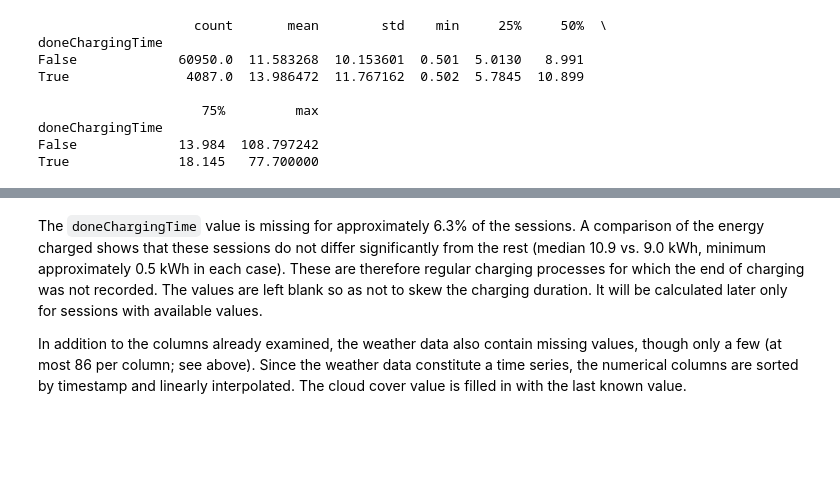
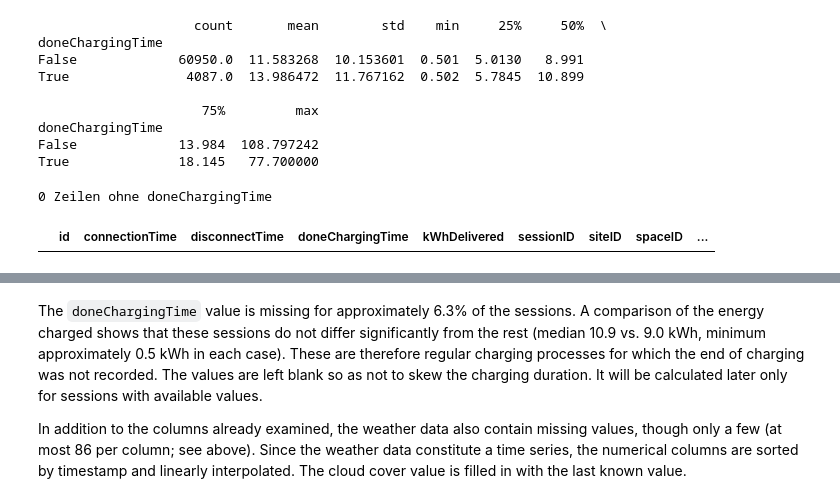
Before and after one commit to hannaschultheis-design/AA-Gruppe-15, a Jupyter notebook: notebooks/dataprep.ipynb, the cells around one changed output, grey strips where cells are left out. Saved outputs shown, nothing was run; the diff lists cells and outputs as text; code cells hidden in the pictures; blank space fills up the shorter version.

```diff
--- a/notebooks/dataprep.ipynb
+++ b/notebooks/dataprep.ipynb
@@ -186,3 +186,12 @@ True               4087.0  13.986472  11.767162  0.502  5.7845  10.899
 doneChargingTime
 False             13.984  108.797242
 True              18.145   77.700000
+# %%
+sessions["doneChargingTime"] = sessions["doneChargingTime"].fillna(sessions["disconnectTime"])
+
+still_missing = sessions[sessions["doneChargingTime"].isna()]
+print(f"{len(still_missing)} Zeilen ohne doneChargingTime")
+still_missing
+# %% [output]
+0 Zeilen ohne doneChargingTime
+|  | id | connectionTime | disconnectTime | doneChargingTime | kWhDelivered | sessionID | siteID | spaceID | ... |
```
Also changed, not shown: parts of 10 cells of this notebook.
